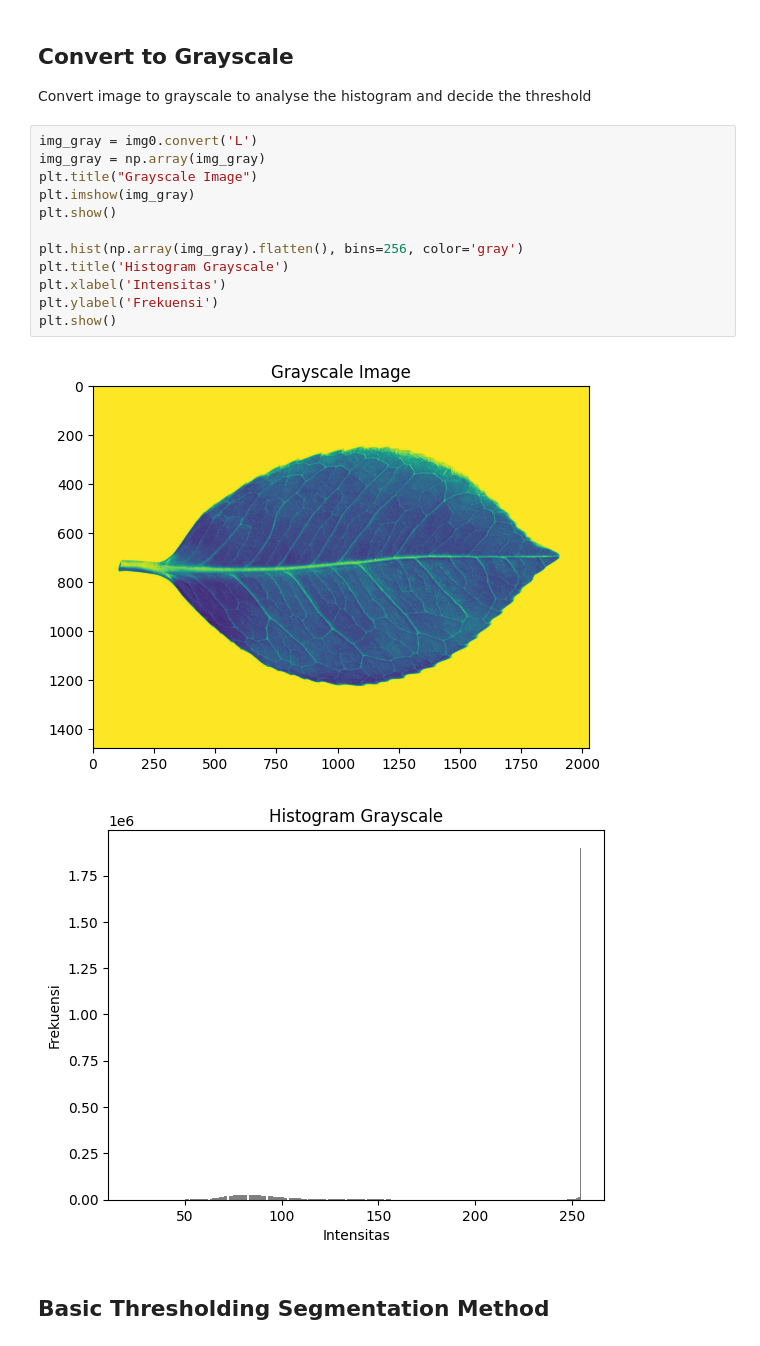
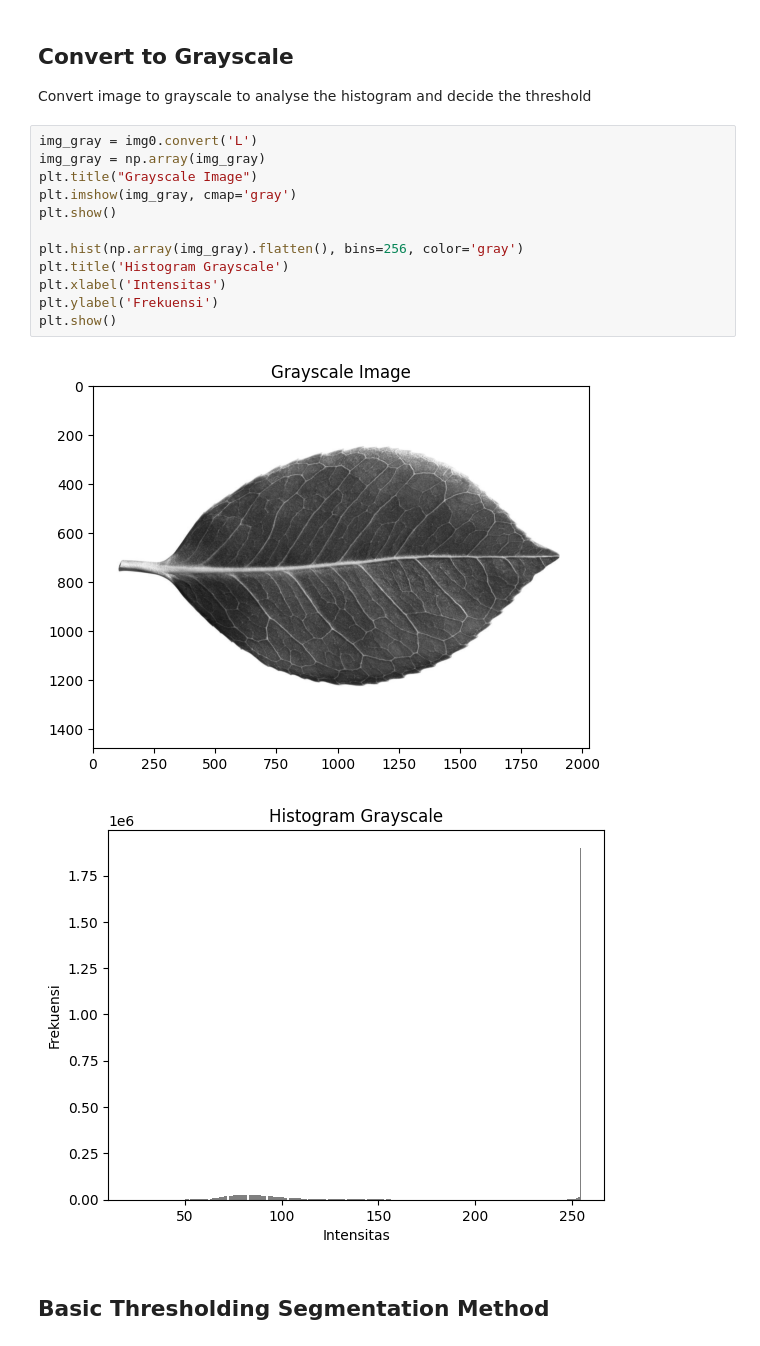
Before and after one commit to ammarmuflih/PACD_Assignment, a Jupyter notebook: PACD_Assignment_03/PACD_Assignment03.ipynb, the cells around one changed output. Saved outputs shown, nothing was run; the diff lists cells and outputs as text.

```diff
--- a/PACD_Assignment_03/PACD_Assignment03.ipynb
+++ b/PACD_Assignment_03/PACD_Assignment03.ipynb
@@ -24,17 +24,17 @@ Convert image to grayscale to analyse the histogram and decide the threshold
 # %%
 img_gray = img0.convert('L')
 img_gray = np.array(img_gray)
 plt.title("Grayscale Image")
-plt.imshow(img_gray)
+plt.imshow(img_gray, cmap='gray')
 plt.show()
 
 plt.hist(np.array(img_gray).flatten(), bins=256, color='gray')
 plt.title('Histogram Grayscale')
 plt.xlabel('Intensitas')
 plt.ylabel('Frekuensi')
 plt.show()
 # %% [output]
-[figure, old version]
+[figure, new version]
 [figure]
 # %% [markdown]
 ## Basic Thresholding Segmentation Method
```
Also changed, not shown: parts of 5 cells of this notebook.
